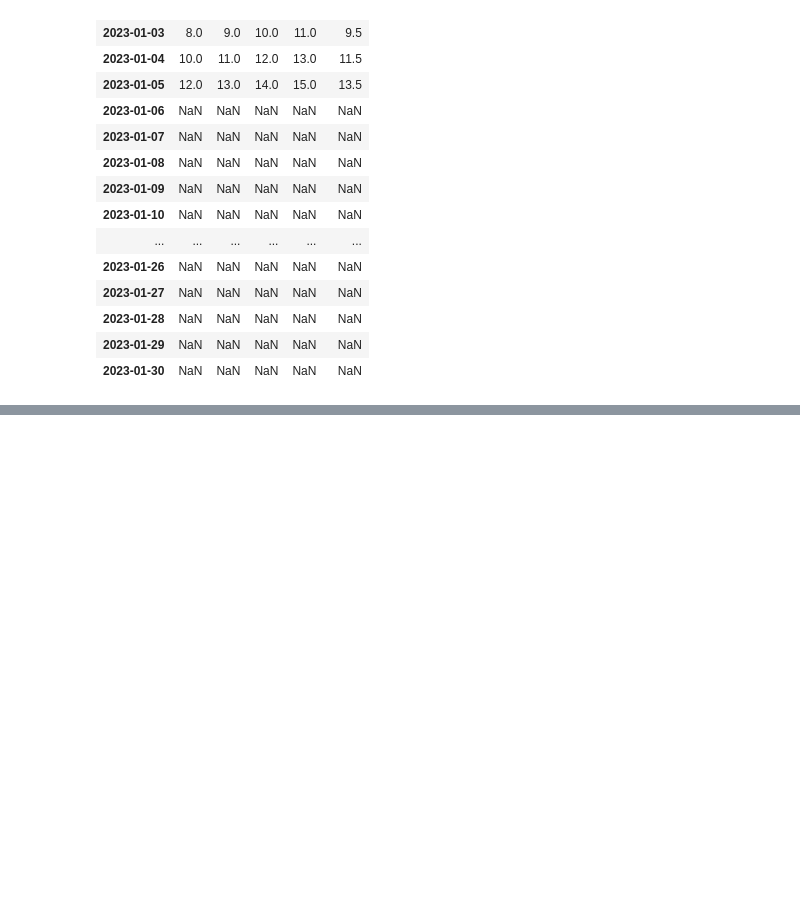
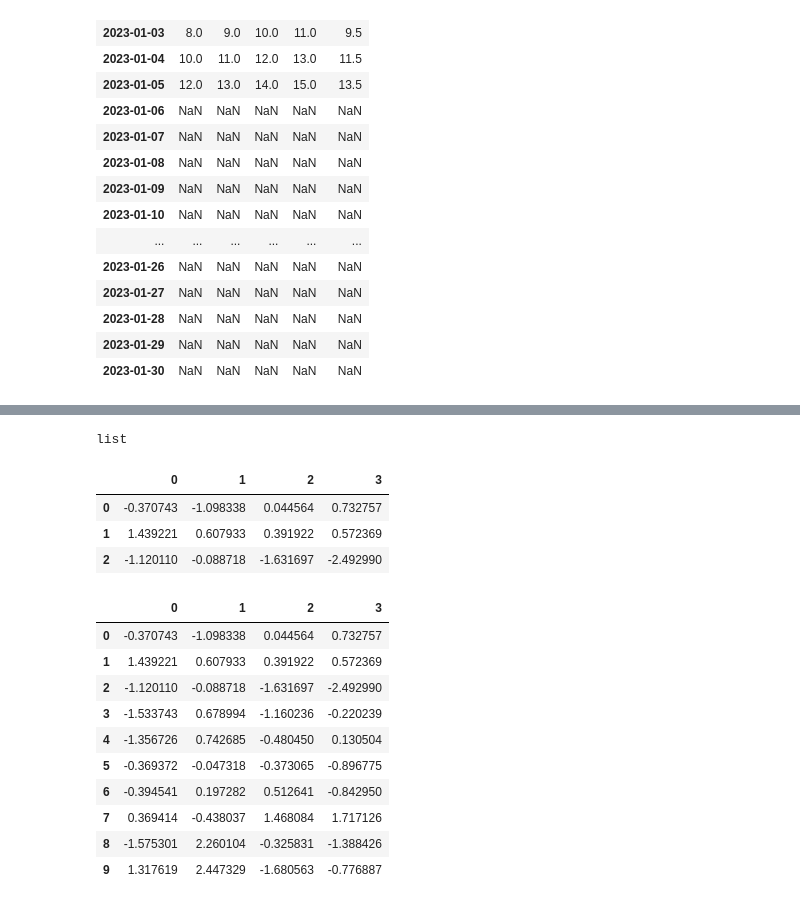
Before and after one commit to abid-2362/python-ka-chilla, a Jupyter notebook: 2023/sessions/24/10_minutes_to_pandas.ipynb, the cells around one changed output, grey strips where cells are left out. Drawn from its saved outputs; the diff is of its cells as text; code cells hidden in the pictures; blank space fills up the shorter version.

```diff
--- a/2023/sessions/24/10_minutes_to_pandas.ipynb
+++ b/2023/sessions/24/10_minutes_to_pandas.ipynb
@@ -1183,0 +1312,4 @@ df.sub(s1, axis="index")
+# %%
+# break it into pieces
+pieces = [df[:3], df[3:7], df[7:]]
+pieces
@@ -1183,0 +1330,25 @@ df.sub(s1, axis="index")
+# %%
+type(pieces)
+# %% [output]
+list
+# %%
+pieces[0]
+# %% [output]
+|  | 0 | 1 | 2 | 3 |
+| 0 | -0.370743 | -1.098338 | 0.044564 | 0.732757 |
+| 1 | 1.439221 | 0.607933 | 0.391922 | 0.572369 |
+| 2 | -1.120110 | -0.088718 | -1.631697 | -2.492990 |
+# %%
+pd.concat(pieces)
+# %% [output]
+|  | 0 | 1 | 2 | 3 |
+| 0 | -0.370743 | -1.098338 | 0.044564 | 0.732757 |
+| 1 | 1.439221 | 0.607933 | 0.391922 | 0.572369 |
+| 2 | -1.120110 | -0.088718 | -1.631697 | -2.492990 |
+| 3 | -1.533743 | 0.678994 | -1.160236 | -0.220239 |
+| 4 | -1.356726 | 0.742685 | -0.480450 | 0.130504 |
+| 5 | -0.369372 | -0.047318 | -0.373065 | -0.896775 |
+| 6 | -0.394541 | 0.197282 | 0.512641 | -0.842950 |
+| 7 | 0.369414 | -0.438037 | 1.468084 | 1.717126 |
+| 8 | -1.575301 | 2.260104 | -0.325831 | -1.388426 |
+| 9 | 1.317619 | 2.447329 | -1.680563 | -0.776887 |
```
Also changed, not shown: parts of 40 cells of this notebook, 1 other file.
